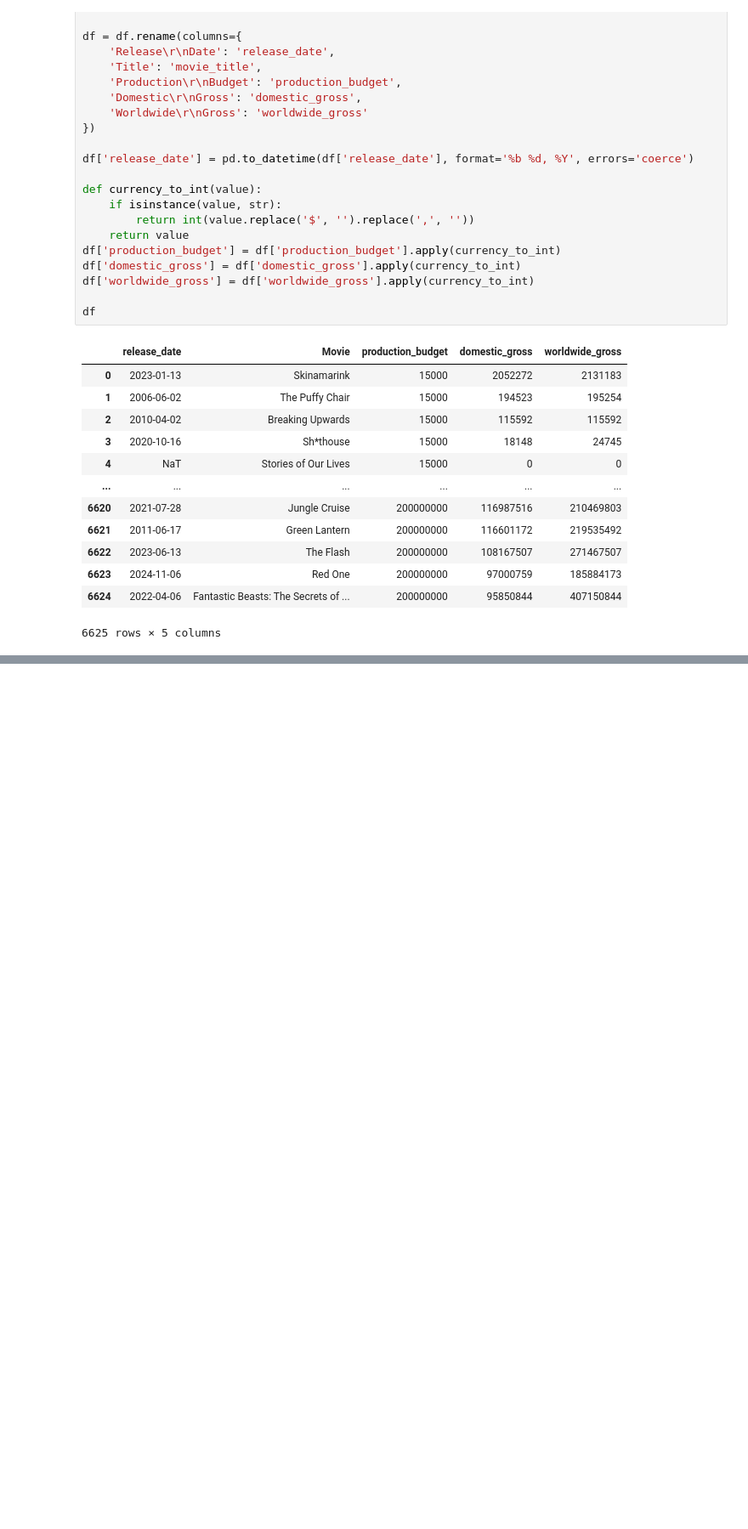
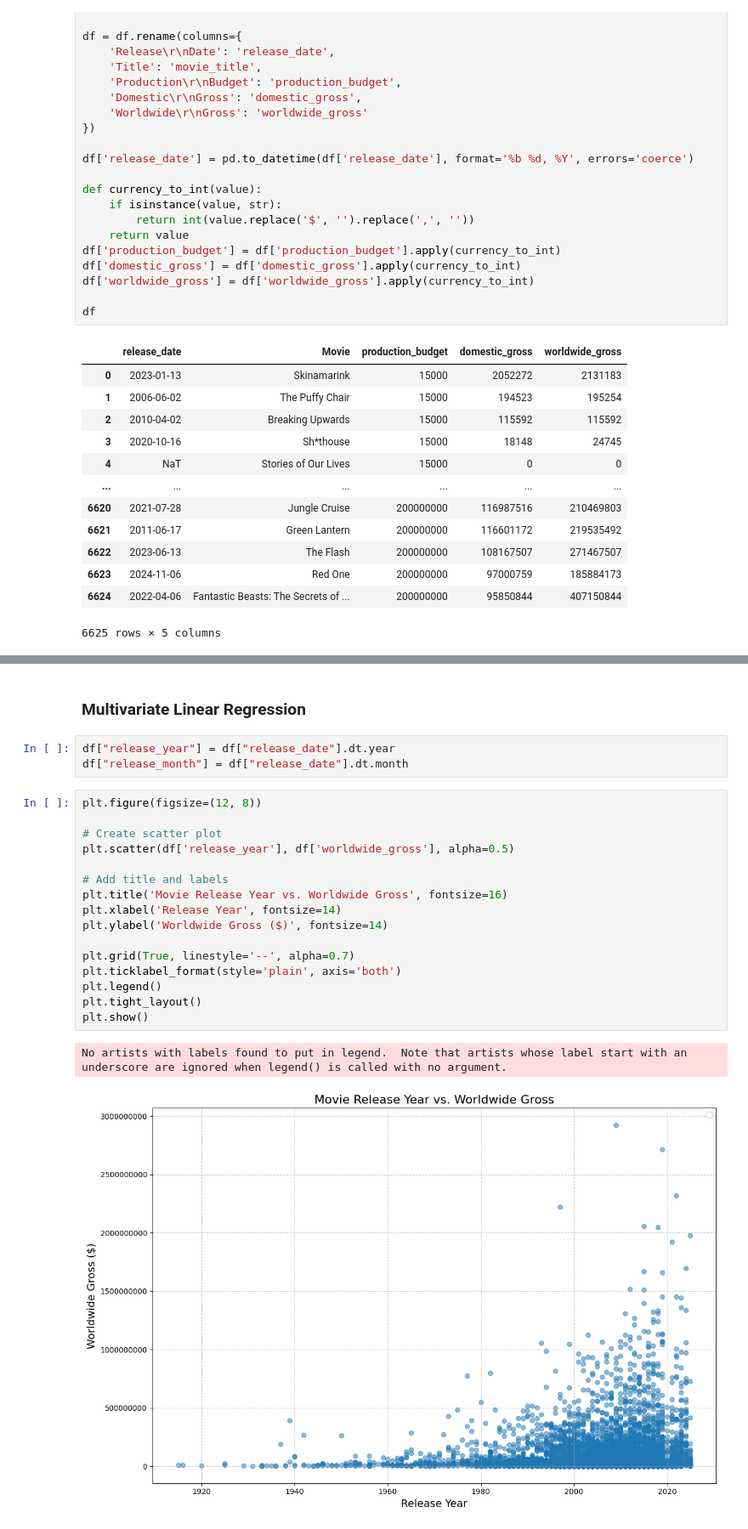
Before and after one commit to louis-porter/between-the-lines, a Jupyter notebook: articles/myfyf-10x-rule/10x_rule.ipynb, the cells around one changed output, grey strips where cells are left out. Shown: that part at 85% size. Drawn from its saved outputs; the diff is of its cells as text; blank space fills up the shorter version.

```diff
--- a/articles/myfyf-10x-rule/10x_rule.ipynb
+++ b/articles/myfyf-10x-rule/10x_rule.ipynb
@@ -161,0 +150,24 @@ Production Budget (millions): 3.0156, p-value: 0.0000
+# %% [markdown]
+### Multivariate Linear Regression
+# %%
+df["release_year"] = df["release_date"].dt.year
+df["release_month"] = df["release_date"].dt.month
+# %%
+plt.figure(figsize=(12, 8))
+
+# Create scatter plot
+plt.scatter(df['release_year'], df['worldwide_gross'], alpha=0.5)
+
+# Add title and labels
+plt.title('Movie Release Year vs. Worldwide Gross', fontsize=16)
+plt.xlabel('Release Year', fontsize=14)
+plt.ylabel('Worldwide Gross ($)', fontsize=14)
+
+plt.grid(True, linestyle='--', alpha=0.7)
+plt.ticklabel_format(style='plain', axis='both')
+plt.legend()
+plt.tight_layout()
+plt.show()
+# %% [output]
+No artists with labels found to put in legend.  Note that artists whose label start with an underscore are ignored when legend() is called with no argument.
+[figure, added]
```
Also changed, not shown: parts of 15 cells of this notebook.
